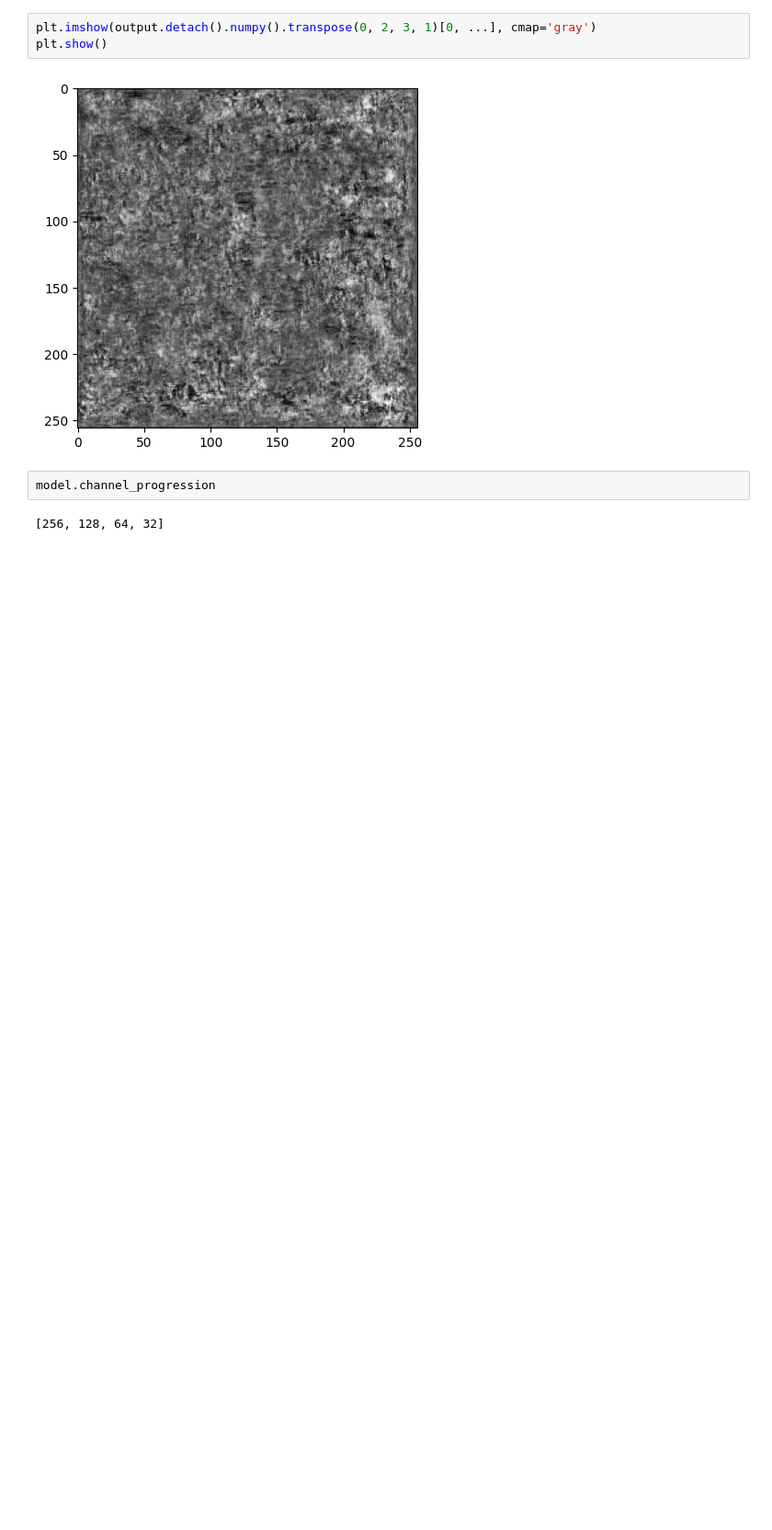
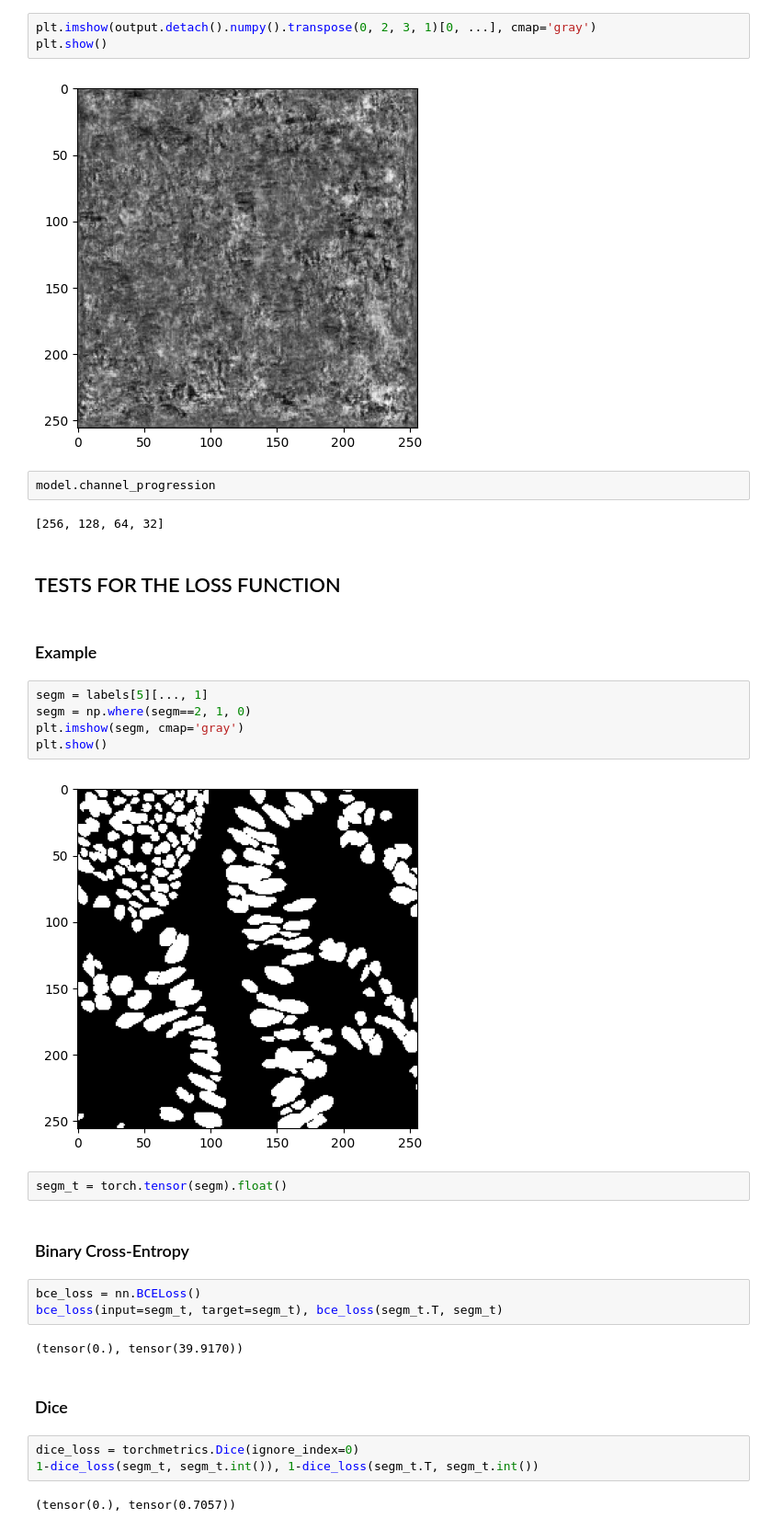
Before and after one commit to gptrapletti/cpath-transfer-learning, a Jupyter notebook: 01_nb.ipynb, the cells around one changed output. Shown at 92% size. Drawn from its saved outputs; the diff is of its cells as text; blank space fills up the shorter version.

```diff
--- a/01_nb.ipynb
+++ b/01_nb.ipynb
@@ -413,3 +414,30 @@ plt.show()
 model.channel_progression
 # %% [output]
 [256, 128, 64, 32]
+# %% [markdown]
+## TESTS FOR THE LOSS FUNCTION
+# %% [markdown]
+### Example
+# %%
+segm = labels[5][..., 1]
+segm = np.where(segm==2, 1, 0)
+plt.imshow(segm, cmap='gray')
+plt.show()
+# %% [output]
+[figure, added]
+# %%
+segm_t = torch.tensor(segm).float()
+# %% [markdown]
+### Binary Cross-Entropy
+# %%
+bce_loss = nn.BCELoss()
+bce_loss(input=segm_t, target=segm_t), bce_loss(segm_t.T, segm_t)
+# %% [output]
+(tensor(0.), tensor(39.9170))
+# %% [markdown]
+### Dice
+# %%
+dice_loss = torchmetrics.Dice(ignore_index=0)
+1-dice_loss(segm_t, segm_t.int()), 1-dice_loss(segm_t.T, segm_t.int())
+# %% [output]
+(tensor(0.), tensor(0.7057))
```
Also changed, not shown: parts of 8 cells of this notebook, 1 other file.
